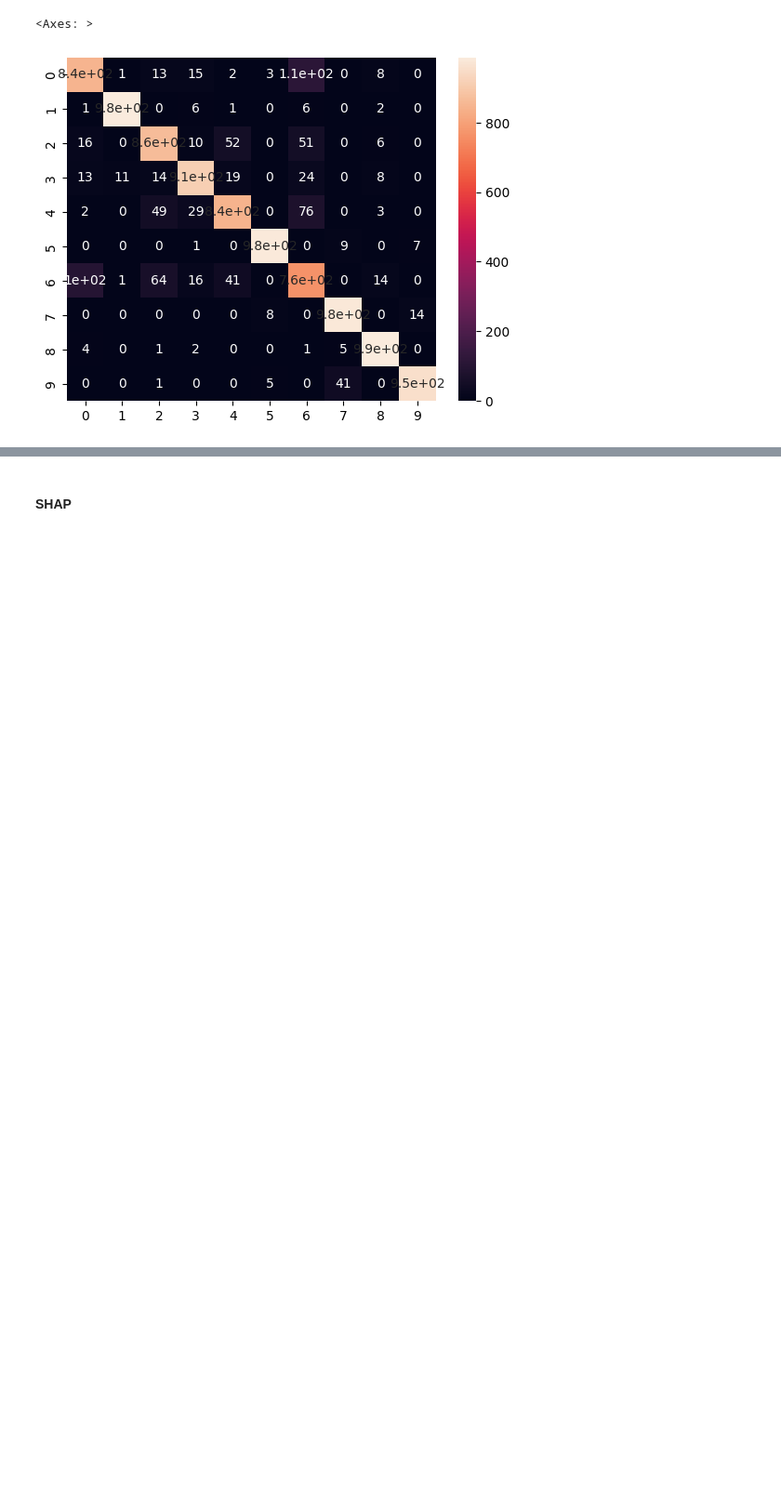
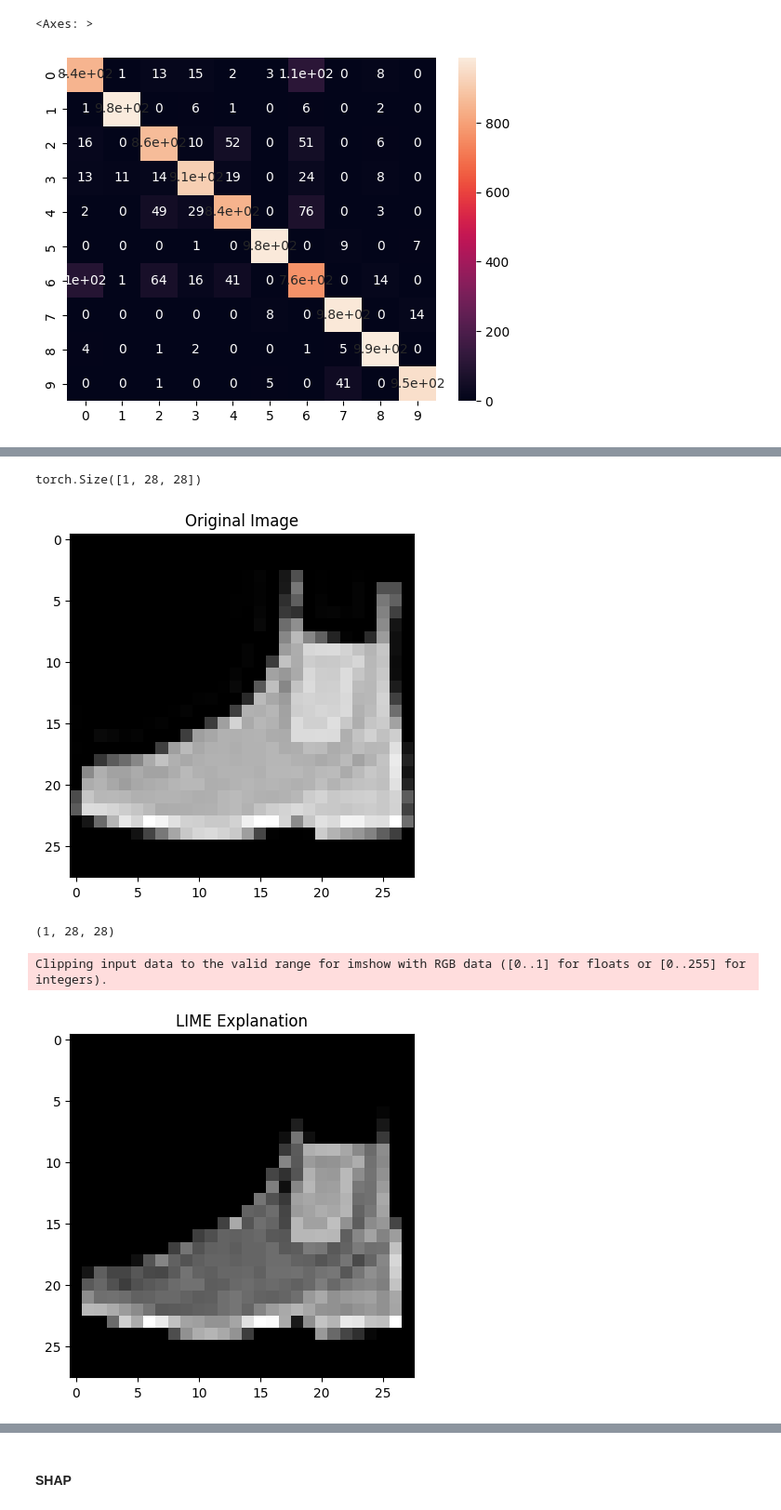
Before and after one commit to ParimiHarsha/FashionMNIST-Classification, a Jupyter notebook: FashionMNIST_classification.ipynb, the cells around one changed output, grey strips where cells are left out. Shown at 93% size. Drawn from its saved outputs; the diff is of its cells as text; code cells hidden in the pictures; blank space fills up the shorter version.

Commit message:
added the lime explanation for the test data and out of sample data

```diff
--- a/FashionMNIST_classification.ipynb
+++ b/FashionMNIST_classification.ipynb
@@ -389,0 +301,49 @@ ValueError: the input array must have size 3 along `channel_axis`, got (3, 1, 28
+# %%
+model = lenet_model
+# Choose a sample image for explanation
+samples, labels = next(iter(testloader))
+image = samples[0]
+label = int(labels[0].numpy())
+# image = image.unsqueeze(0)  # Add batch dimension
+print(image.shape)
+
+plt.imshow(image.squeeze().numpy(), cmap="gray")
+plt.title("Original Image")
+plt.show()
+
+
+def predict_fn(img):
+    gray_images = rgb2gray(img).reshape(-1, 1, 28, 28)
+    # print('inside predict f', images.shape)
+    # images = images.transpose((2, 0, 1))  # Lime expects channels to be the first dimension
+    outputs = model(torch.from_numpy(gray_images).float())
+    probabilities = F.softmax(outputs, dim=1)
+    return probabilities.detach().numpy()
+
+
+explainer = lime_image.LimeImageExplainer()
+
+# Explain the prediction for the sample image
+explanation = explainer.explain_instance(
+    image.squeeze(0),
+    predict_fn,
+    top_labels=1,
+    hide_color=0,
+    num_samples=1000,
+    batch_size=1,
+    labels=labels,
+)
+
+# Display the LIME explanation
+temp, mask = explanation.get_image_and_mask(
+    label, positive_only=True, num_features=5, hide_rest=True
+)
+plt.imshow(mark_boundaries(temp, mask), cmap="gray")
+plt.title("LIME Explanation")
+plt.show()
+# %% [output]
+torch.Size([1, 28, 28])
+[figure, added]
+(1, 28, 28)
+Clipping input data to the valid range for imshow with RGB data ([0..1] for floats or [0..255] for integers).
+[figure, added]
```
Also changed, not shown: parts of 12 cells of this notebook.
